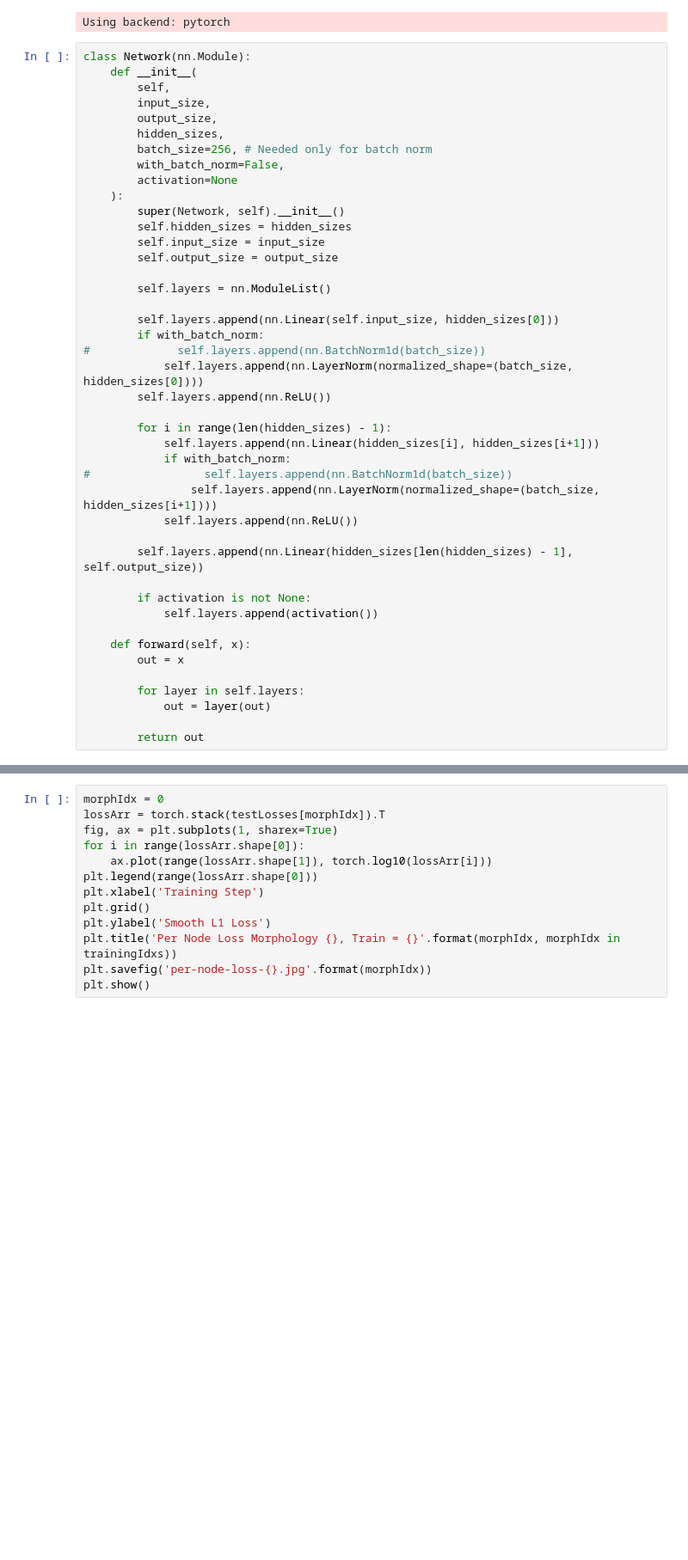
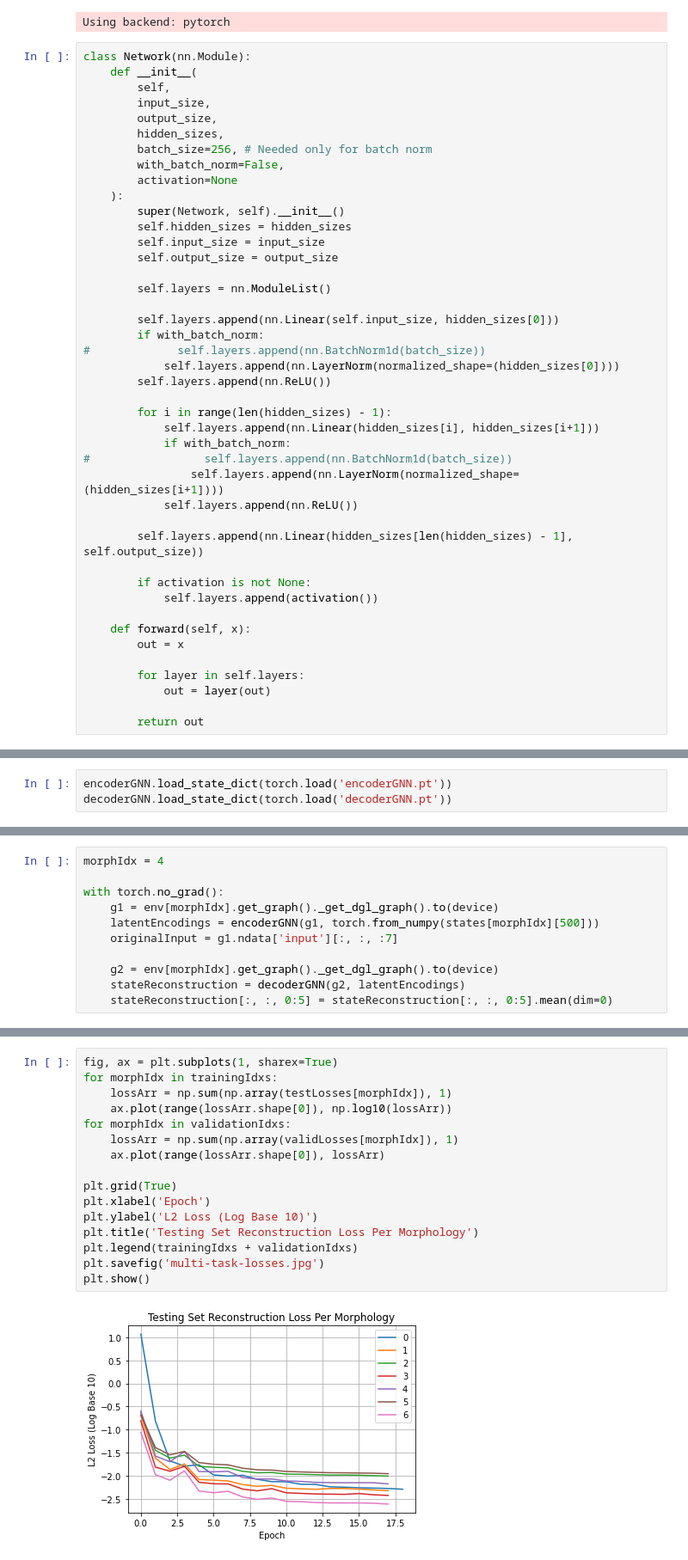
Before and after one commit to OvidiuSabau/Honors-Project, a Jupyter notebook: notebooks/GNN-AutoEncoder.ipynb, the cells around one changed output, grey strips where cells are left out. Shown at 86% size. Cells and saved outputs as stored; diff of their text form; blank space fills up the shorter version.

Commit message:
visualizations

```diff
--- a/notebooks/GNN-AutoEncoder.ipynb
+++ b/notebooks/GNN-AutoEncoder.ipynb
@@ -54,14 +54,14 @@ class Network(nn.Module):
         self.layers.append(nn.Linear(self.input_size, hidden_sizes[0]))
         if with_batch_norm:
 #             self.layers.append(nn.BatchNorm1d(batch_size))
-            self.layers.append(nn.LayerNorm(normalized_shape=(batch_size, hidden_sizes[0])))
+            self.layers.append(nn.LayerNorm(normalized_shape=(hidden_sizes[0])))
         self.layers.append(nn.ReLU())
 
         for i in range(len(hidden_sizes) - 1):
             self.layers.append(nn.Linear(hidden_sizes[i], hidden_sizes[i+1]))
             if with_batch_norm:
 #                 self.layers.append(nn.BatchNorm1d(batch_size))
-                self.layers.append(nn.LayerNorm(normalized_shape=(batch_size, hidden_sizes[i+1])))
+                self.layers.append(nn.LayerNorm(normalized_shape=(hidden_sizes[i+1])))
             self.layers.append(nn.ReLU())
 
         self.layers.append(nn.Linear(hidden_sizes[len(hidden_sizes) - 1], self.output_size))
@@ -294,3 +294,6 @@ for morphIdx in range(7):
     trainLosses[morphIdx] = []
     testLosses[morphIdx] = []
     validLosses[morphIdx] = []
+# %%
+encoderGNN.load_state_dict(torch.load('encoderGNN.pt'))
+decoderGNN.load_state_dict(torch.load('decoderGNN.pt'))
@@ -468,0 +494,11 @@ Starting Epoch 0
+# %%
+morphIdx = 4
+
+with torch.no_grad():
+    g1 = env[morphIdx].get_graph()._get_dgl_graph().to(device)
+    latentEncodings = encoderGNN(g1, torch.from_numpy(states[morphIdx][500]))
+    originalInput = g1.ndata['input'][:, :, :7]
+
+    g2 = env[morphIdx].get_graph()._get_dgl_graph().to(device)
+    stateReconstruction = decoderGNN(g2, latentEncodings)
+    stateReconstruction[:, :, 0:5] = stateReconstruction[:, :, 0:5].mean(dim=0)
@@ -469,13 +541,18 @@ Starting Epoch 0
 # %%
-morphIdx = 0
-lossArr = torch.stack(testLosses[morphIdx]).T
 fig, ax = plt.subplots(1, sharex=True)
-for i in range(lossArr.shape[0]):
-    ax.plot(range(lossArr.shape[1]), torch.log10(lossArr[i]))
-plt.legend(range(lossArr.shape[0]))
-plt.xlabel('Training Step')
-plt.grid()
-plt.ylabel('Smooth L1 Loss')
-plt.title('Per Node Loss Morphology {}, Train = {}'.format(morphIdx, morphIdx in trainingIdxs))
-plt.savefig('per-node-loss-{}.jpg'.format(morphIdx))
+for morphIdx in trainingIdxs:
+    lossArr = np.sum(np.array(testLosses[morphIdx]), 1)
+    ax.plot(range(lossArr.shape[0]), np.log10(lossArr))
+for morphIdx in validationIdxs:
+    lossArr = np.sum(np.array(validLosses[morphIdx]), 1)
+    ax.plot(range(lossArr.shape[0]), lossArr)
+
+plt.grid(True)
+plt.xlabel('Epoch')
+plt.ylabel('L2 Loss (Log Base 10)')
+plt.title('Testing Set Reconstruction Loss Per Morphology')
+plt.legend(trainingIdxs + validationIdxs)
+plt.savefig('multi-task-losses.jpg')
 plt.show()
+# %% [output]
+[figure, added]
```
Also changed, not shown: parts of 13 cells of this notebook, 1 other file.
